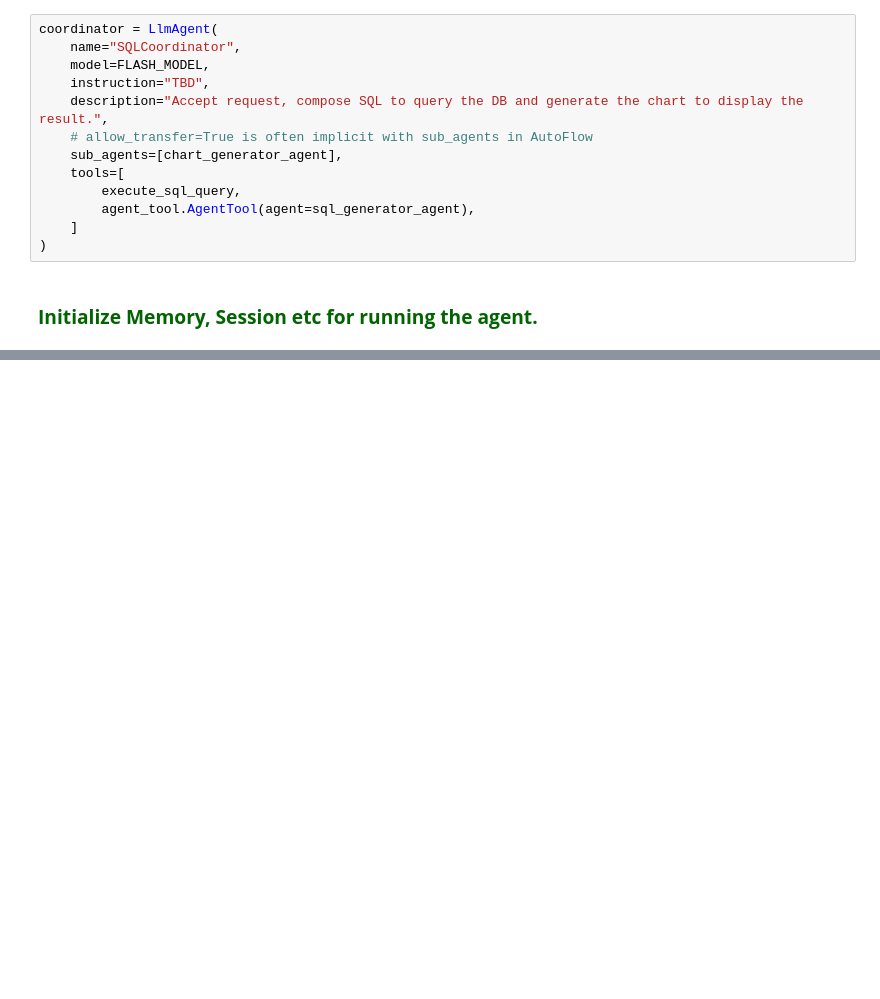
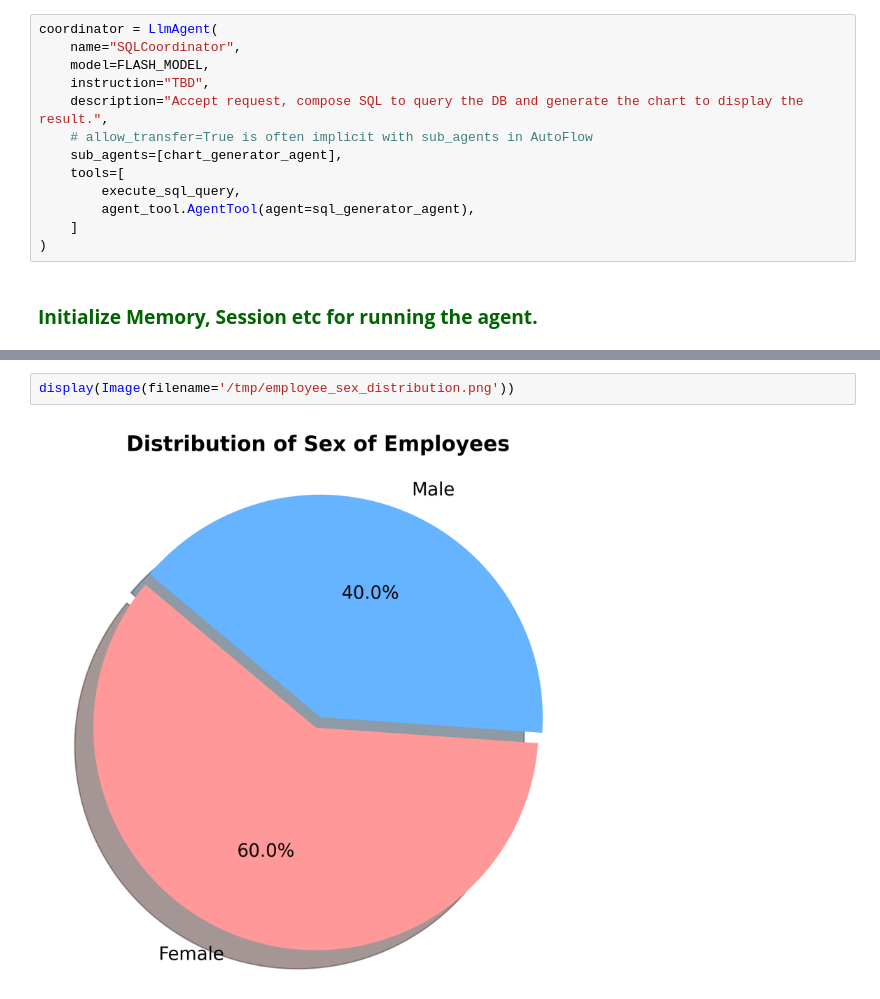
Before and after one commit to johnklee/ml_articles, a Jupyter notebook: google/agent_development_kit/references/Where_to_use_sub-agents_versus_agents-as-tools/notebook.ipynb, the cells around one changed output, grey strips where cells are left out. Saved outputs shown, nothing was run; the diff lists cells and outputs as text; blank space fills up the shorter version.

```diff
--- a/google/agent_development_kit/references/Where_to_use_sub-agents_versus_agents-as-tools/notebook.ipynb
+++ b/google/agent_development_kit/references/Where_to_use_sub-agents_versus_agents-as-tools/notebook.ipynb
@@ -246,0 +279,4 @@ coordinator = LlmAgent(
+# %%
+display(Image(filename='/tmp/employee_sex_distribution.png'))
+# %% [output]
+[figure, added]
```
Also changed, not shown: parts of 7 cells of this notebook, 1 other file.
